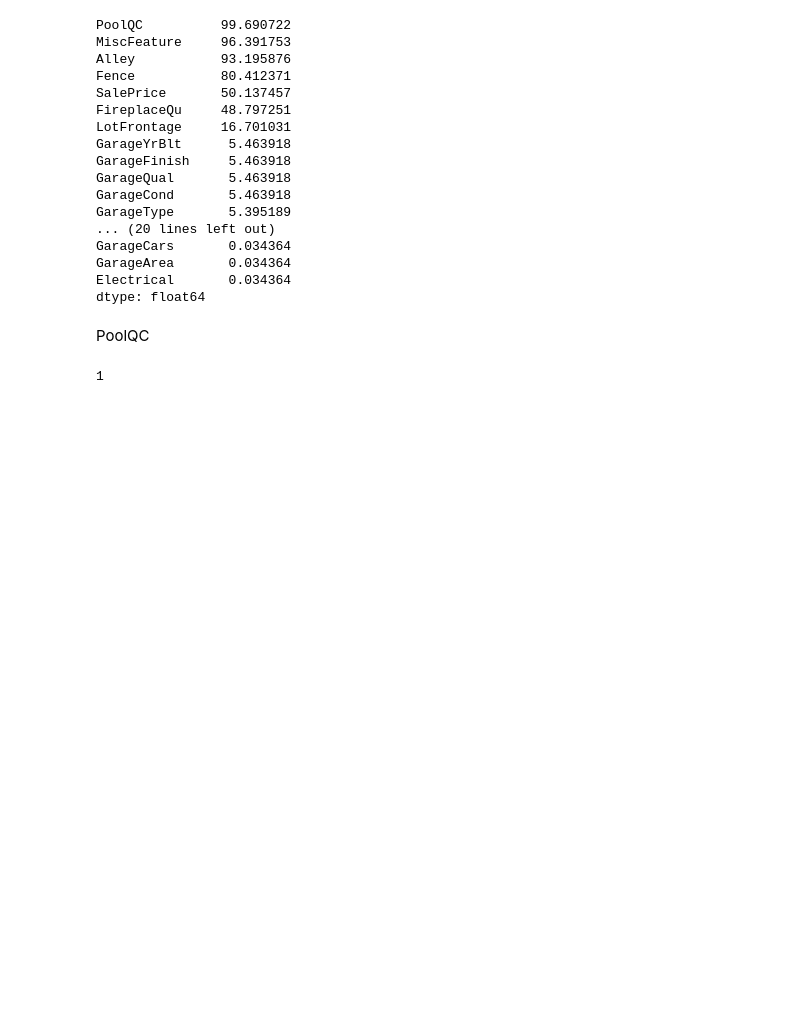
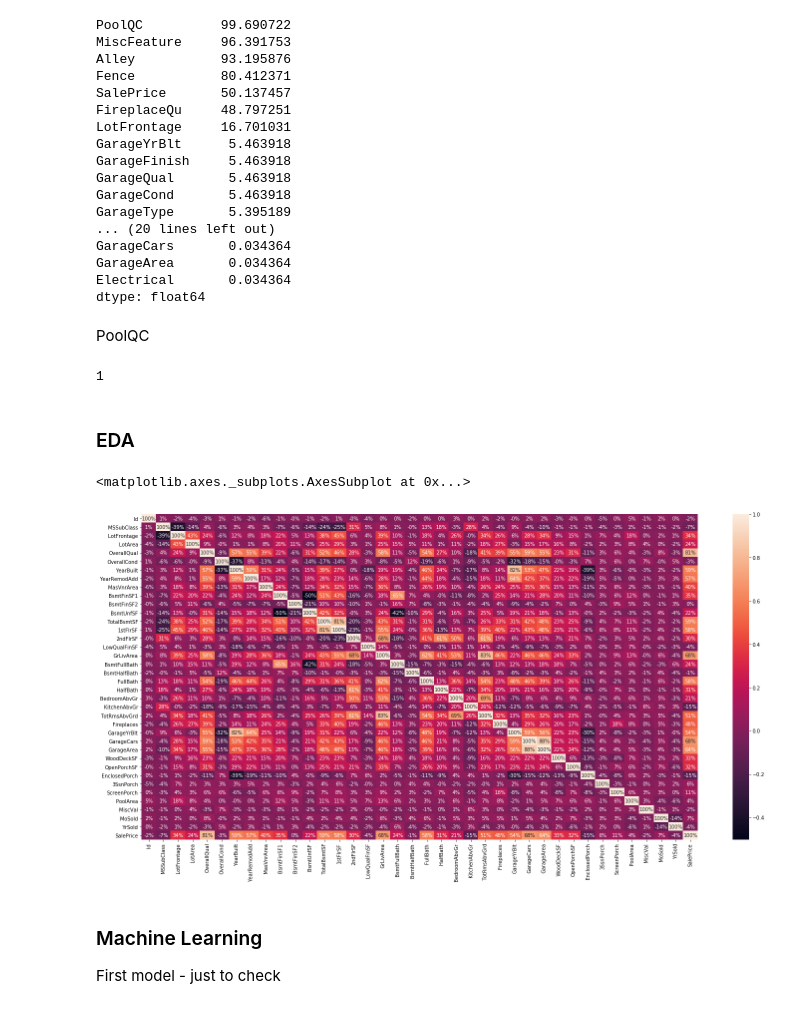
Before and after one commit to Bounty1993/ML-scripts, a Jupyter notebook: house_prices.ipynb, the cells around one changed output. Saved outputs shown, nothing was run; the diff lists cells and outputs as text; code cells hidden in the pictures; blank space fills up the shorter version.

Commit message:
first model

```diff
--- a/house_prices.ipynb
+++ b/house_prices.ipynb
@@ -117,3 +117,16 @@ all_train['Electrical'].fillna('Mix', inplace=True)
 all_train.isna().any().sum()
 # %% [output]
 1
+# %% [markdown]
+### EDA
+# %%
+plt.figure(figsize=(25, 12))
+corr_mat = train_df.corr()
+sns.heatmap(corr_mat, annot=True, fmt='.0%')
+# %% [output]
+<matplotlib.axes._subplots.AxesSubplot at 0x...>
+[figure, added]
+# %% [markdown]
+### Machine Learning
+
+First model - just to check
```
Also changed, not shown: parts of 6 cells of this notebook.
